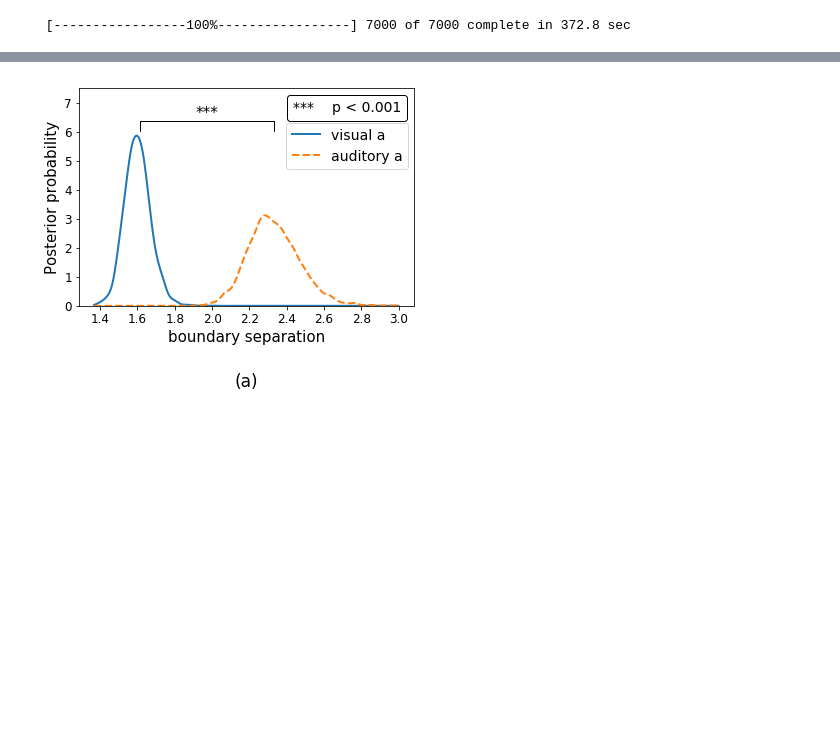
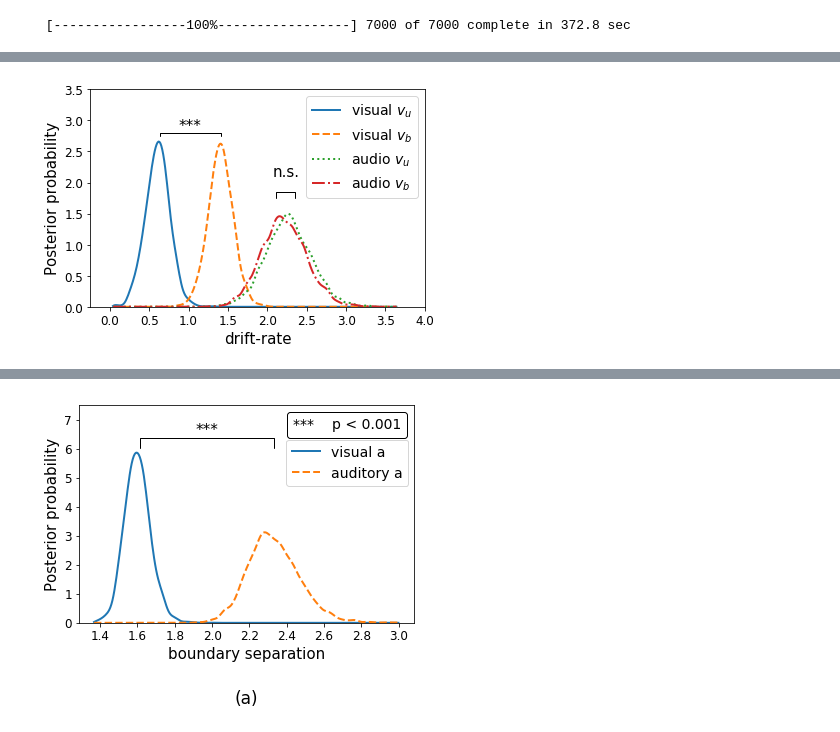
Before and after one commit to chauedwin/NumerosityHDDM, a Jupyter notebook: ExpResults.ipynb, the cells around one changed output, grey strips where cells are left out. Drawn from its saved outputs; the diff is of its cells as text; code cells hidden in the pictures; blank space fills up the shorter version.

```diff
--- a/ExpResults.ipynb
+++ b/ExpResults.ipynb
@@ -1686,0 +1741,50 @@ beep_acc.save('beepmodel')
+# %%
+v_u, v_c = flash_acc2.nodes_db.node[['v(u)', 'v(c)']]
+v_u2, v_c2 = beep_acc2.nodes_db.node[['v(u)', 'v(c)']]
+plot_posterior_nodes([v_u, v_c, v_u2, v_c2], styles = ['solid', 'dashed', 'dotted', 'dashdot'])
+plt.xlabel('drift-rate', fontsize = 15)
+plt.ylabel('Posterior probability', fontsize = 15)
+
+def label_diff(i,j,text,X,Y, s):
+    props = {'connectionstyle':'bar','arrowstyle':'-',\
+                 'shrinkA':s,'shrinkB':s,'linewidth':1}
+    x = (X[i]+X[j])/2
+    y = max(Y[i], Y[j])
+    dx = abs(X[i]-X[j])
+    plt.annotate(text, xy=(x,y + 0.35), zorder=10, ha= 'center', size = 15)
+    plt.annotate('', xy=(X[i],y), xytext=(X[j],y), arrowprops=props)
+
+#plt.axvline(v_u.trace().mean(), color=colors[0], linestyle='dashed', linewidth=1)
+#plt.text(v_u.trace().mean()*1.05, 2.5, 'M: {:.2f}'.format(v_u.trace().mean()))
+
+#plt.axvline(v_c.trace().mean(), color=colors[1], linestyle='dashed', linewidth=1)
+#plt.text(v_c.trace().mean()*1.05, 2.5, 'M: {:.2f}'.format(v_c.trace().mean()))
+
+#plt.axvline(v_u2.trace().mean(), color=colors[2], linestyle='dashed', linewidth=1)
+#plt.text(v_u2.trace().mean()*.78, 1.5, 'M: {:.2f}'.format(v_u2.trace().mean()))
+
+#plt.axvline(v_c2.trace().mean(), color=colors[3], linestyle='dashed', linewidth=1)
+#plt.text(v_c2.trace().mean()*1.05, 1.5, 'M: {:.2f}'.format(v_c2.trace().mean()))
+#plt.title('Posteriors of drift-rate group means')
+
+plt.ylim([0, 3.5])
+plt.xlim([-0.25, 4])
+L = plt.legend(fontsize = 14)
+L.get_texts()[0].set_text(r'visual $v_u$')
+L.get_texts()[1].set_text(r'visual $v_b$')
+L.get_texts()[2].set_text(r'audio $v_u$')
+L.get_texts()[3].set_text(r'audio $v_b$')
+
+label_diff(0, 1, '***', [v_u.trace().mean(), v_c.trace().mean()], [2.5, 2], 15)
+label_diff(0, 1, 'n.s.', [v_u2.trace().mean() - 0.15, v_c2.trace().mean() + 0.15], [1.75, 0], 40)
+
+plt.tick_params(axis = 'x', labelsize = 12)
+plt.tick_params(axis = 'y', labelsize = 12)
+plt.tick_params(axis = 'x', labelsize = 12)
+plt.tick_params(axis = 'y', labelsize = 12)
+#plt.title("(b)", fontsize = 17, y = -0.4)
+#plt.tight_layout(h_pad = -5)
+plt.savefig('v_post.png', dpi = 250, bbox_inches='tight')
+plt.show()
+# %% [output]
+[figure, added]
```
Also changed, not shown: parts of 2 cells of this notebook, 25 other files.
